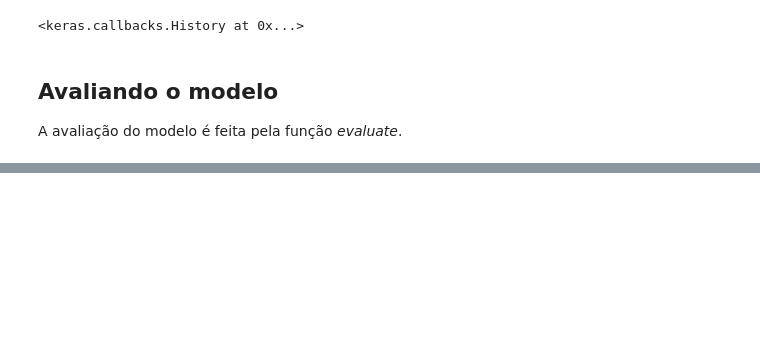
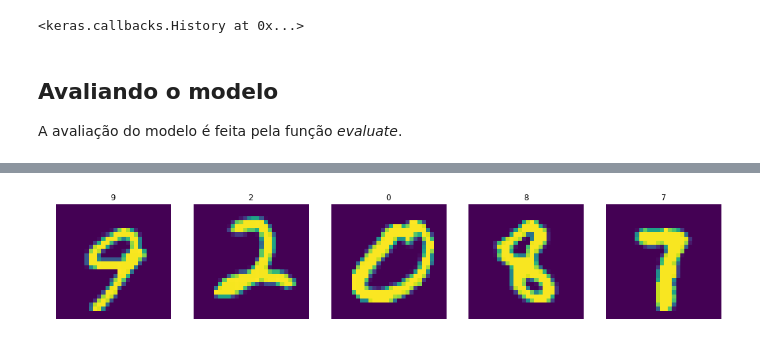
Before and after one commit to pedroprates/keras-intro, a Jupyter notebook: MNIST/MNIST.ipynb, the cells around one changed output, grey strips where cells are left out. Saved outputs shown, nothing was run; the diff lists cells and outputs as text; code cells hidden in the pictures; blank space fills up the shorter version.

```diff
--- a/MNIST/MNIST.ipynb
+++ b/MNIST/MNIST.ipynb
@@ -54,6 +54,8 @@ for i in range(5):
 Utilizando *Theano* ou *TensorFlow* como *backend* faz-se necessário explicitar a dimensão de profundidade da imagem. Como na base de dados **MNIST** não se usa o *RGB*, e sim o *gray-scale*, essa profundidade é 1, mas, mesmo assim, temos que especificar.
 
 No *Theano* o shape resultante fica: (1, 28, 28), no *TensorFlow*  fica: (28, 28, 1).
+# %%
+X_test_raw = X_test
 # %%
 # Reshape
 X_train = X_train.reshape(X_train.shape[0], 28, 28, 1)
@@ -169,0 +174,16 @@ O desempenho de teste foi de 99.25%
+# %%
+# Construindo e mostrando o mini-batch
+idxs = np.arange(X_test.shape[0])
+np.random.shuffle(idxs)
+mini_batch_imgs_raw = X_test_raw[idxs[:5], :]
+mini_batch_imgs = X_test[idxs[:5], :]
+mini_batch_labels = np.argmax(model.predict_on_batch(mini_batch_imgs), axis=1)
+
+plt.figure(figsize=(18,9))
+for i in range(5):
+    plt.subplot(1, 5, i+1)
+    plt.imshow(mini_batch_imgs_raw[i])
+    plt.axis('off')
+    plt.title(mini_batch_labels[i])
+# %% [output]
+[figure, added]
```
Also changed, not shown: parts of 8 cells of this notebook.
